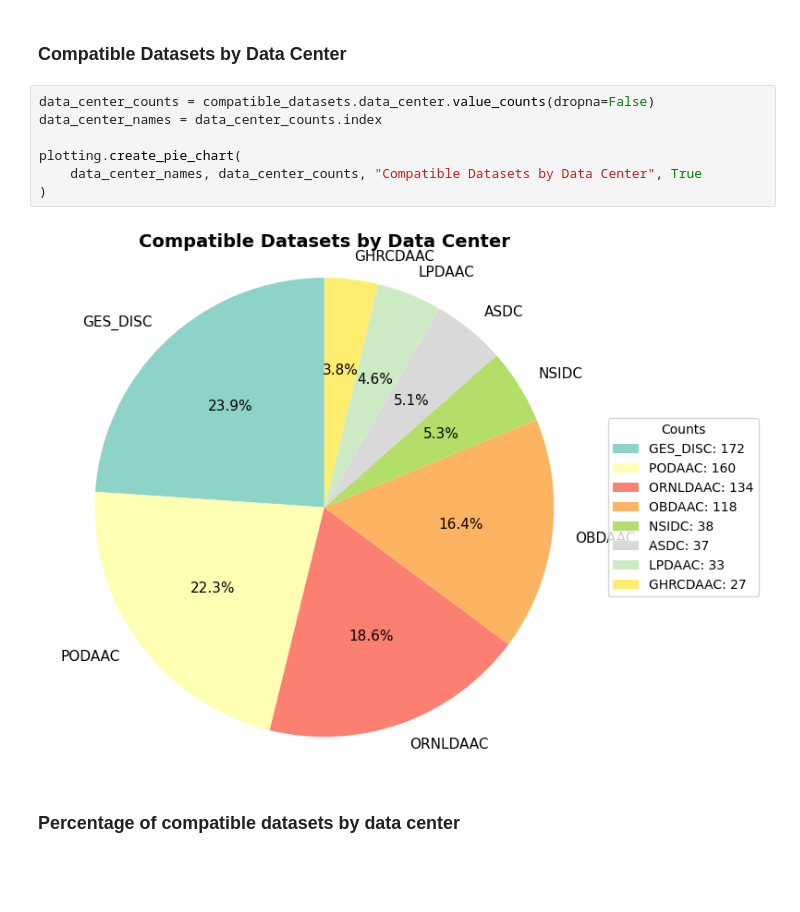
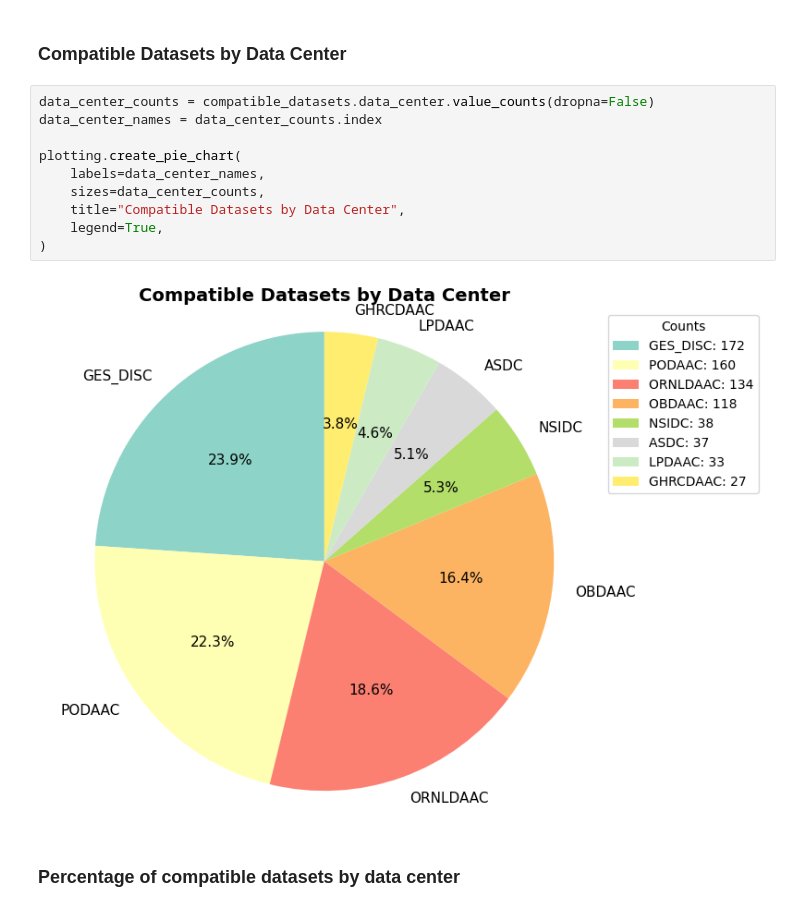
Before and after one commit to developmentseed/titiler-cmr, a Jupyter notebook: docs/compatibility/report.ipynb, the cells around one changed output. Cells and saved outputs as stored; diff of their text form; blank space fills up the shorter version.

```diff
--- a/docs/compatibility/report.ipynb
+++ b/docs/compatibility/report.ipynb
@@ -57,12 +57,15 @@ Now for some 🥧 charts.
 # %%
 data_center_counts = compatible_datasets.data_center.value_counts(dropna=False)
 data_center_names = data_center_counts.index
 
 plotting.create_pie_chart(
-    data_center_names, data_center_counts, "Compatible Datasets by Data Center", True
+    labels=data_center_names,
+    sizes=data_center_counts,
+    title="Compatible Datasets by Data Center",
+    legend=True,
 )
 # %% [output]
-[figure, old version]
+[figure, new version]
 # %% [markdown]
 ### Percentage of compatible datasets by data center
 # %%
```
Also changed, not shown: parts of 7 cells of this notebook.
